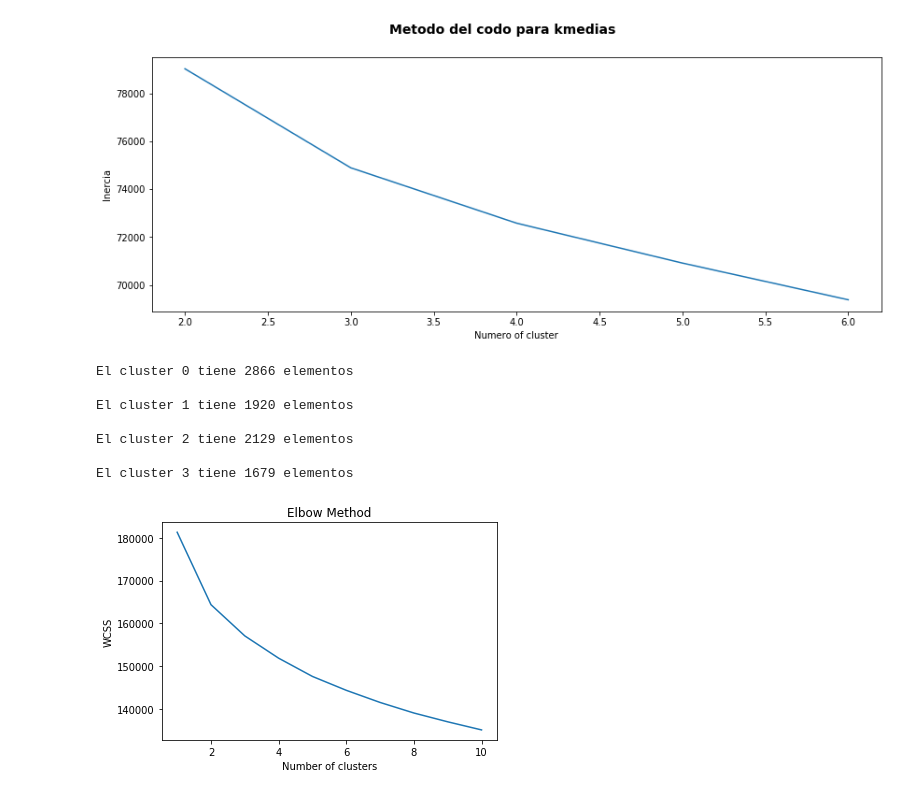
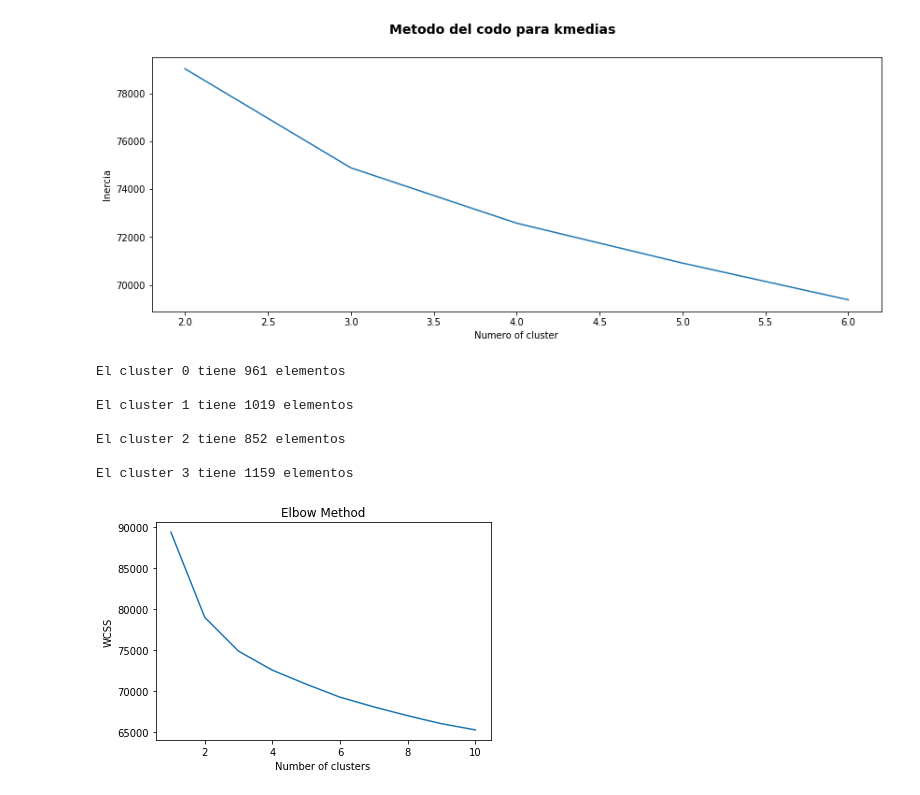
Before and after one commit to solujan/DiploDatos2019, a Jupyter notebook: ProyectoPobrezaCostaRica/5- Pobreza en Costa Rica - Aprendizaje No Supervisado.ipynb, the cells around one changed output. Cells and saved outputs as stored; diff of their text form; code cells hidden in the pictures.

```diff
--- a/ProyectoPobrezaCostaRica/5- Pobreza en Costa Rica - Aprendizaje No Supervisado.ipynb
+++ b/ProyectoPobrezaCostaRica/5- Pobreza en Costa Rica - Aprendizaje No Supervisado.ipynb
@@ -472,37 +470,37 @@ Para n_clusters = 6 El silhouette_score promedio es : 0.04593782399078902
 
 num_clusters = 4
 km = KMeans(n_clusters=num_clusters)
-km.fit(X_pca)
+km.fit(X)
 
 clusters = km.labels_.tolist()
 # %%
 # Recuento del número de elementos en cada cluster
 
 
 wcss = []
 for i in range(1, 11):
     kmeans = KMeans(n_clusters=i, init='k-means++', max_iter=300, n_init=100, random_state=0)
-    kmeans.fit(X_pca)
+    kmeans.fit(X)
     wcss.append(kmeans.inertia_)
 
 clusters = kmeans.labels_.tolist()
 for i in range(num_clusters):
     print ('El cluster %i tiene %i elementos \n' % (i, clusters.count(i)))
 
 plt.plot(range(1, 11), wcss)
 plt.title('Elbow Method')
 plt.xlabel('Number of clusters')
 plt.ylabel('WCSS')
 plt.show()
 # %% [output]
-El cluster 0 tiene 2866 elementos
+El cluster 0 tiene 961 elementos
 
-El cluster 1 tiene 1920 elementos
+El cluster 1 tiene 1019 elementos
 
-El cluster 2 tiene 2129 elementos
+El cluster 2 tiene 852 elementos
 
-El cluster 3 tiene 1679 elementos
+El cluster 3 tiene 1159 elementos
-[figure, old version]
+[figure, new version]
 # %%
 # Agrupar por clusters y clases los datasets, utilizando .count()
 #X_pca.append(np.asarray(clusters))
```
Also changed, not shown: parts of 2 cells of this notebook.
